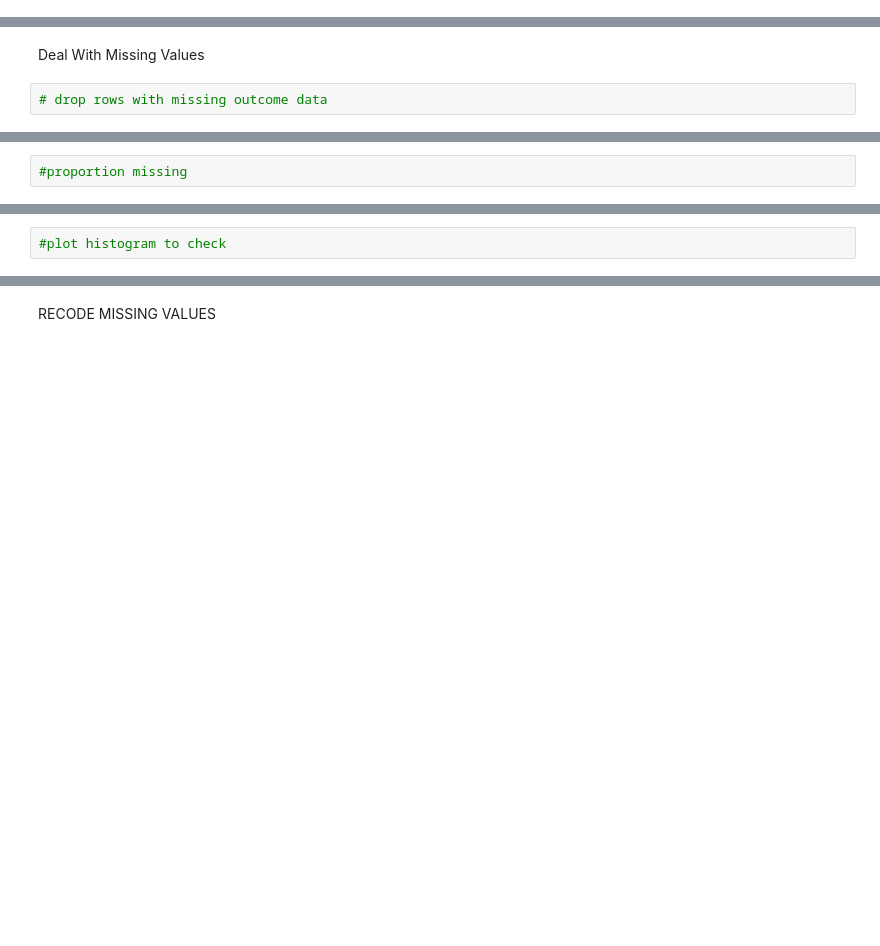
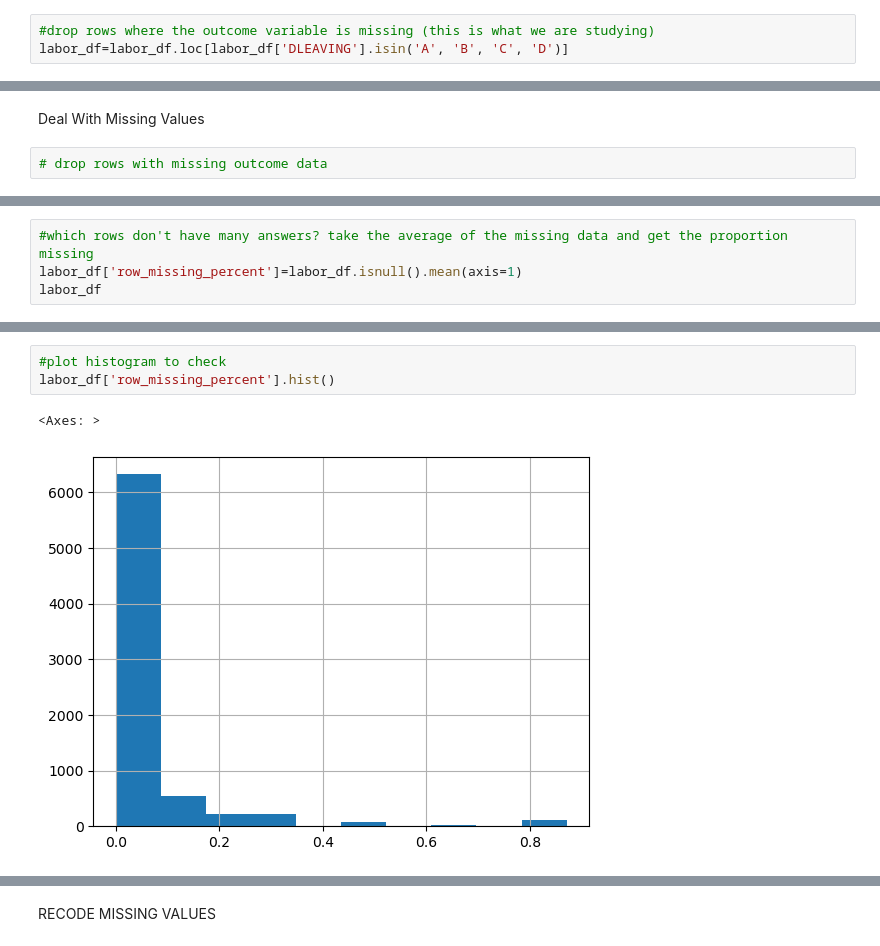
Before and after one commit to CJunger/agency-turnover, a Jupyter notebook: agency_analysis.ipynb, the cells around one changed output, grey strips where cells are left out. Saved outputs shown, nothing was run; the diff lists cells and outputs as text; blank space fills up the shorter version.

Commit message:
update to notebook with data prep

```diff
--- a/agency_analysis.ipynb
+++ b/agency_analysis.ipynb
@@ -92,0 +36,3 @@ labor_df['Q85'].value_counts().plot(kind='barh')
+# %%
+#drop rows where the outcome variable is missing (this is what we are studying)
+labor_df=labor_df.loc[labor_df['DLEAVING'].isin('A', 'B', 'C', 'D')]
@@ -99,2 +68,4 @@ Deal With Missing Values
 # %%
-#proportion missing
+#which rows don't have many answers? take the average of the missing data and get the proportion missing
+labor_df['row_missing_percent']=labor_df.isnull().mean(axis=1)
+labor_df
@@ -101,3 +86,7 @@ Deal With Missing Values
 # %%
 #plot histogram to check
+labor_df['row_missing_percent'].hist()
+# %% [output]
+<Axes: >
+[figure, added]
 # %%
```
Also changed, not shown: parts of 28 cells of this notebook.
